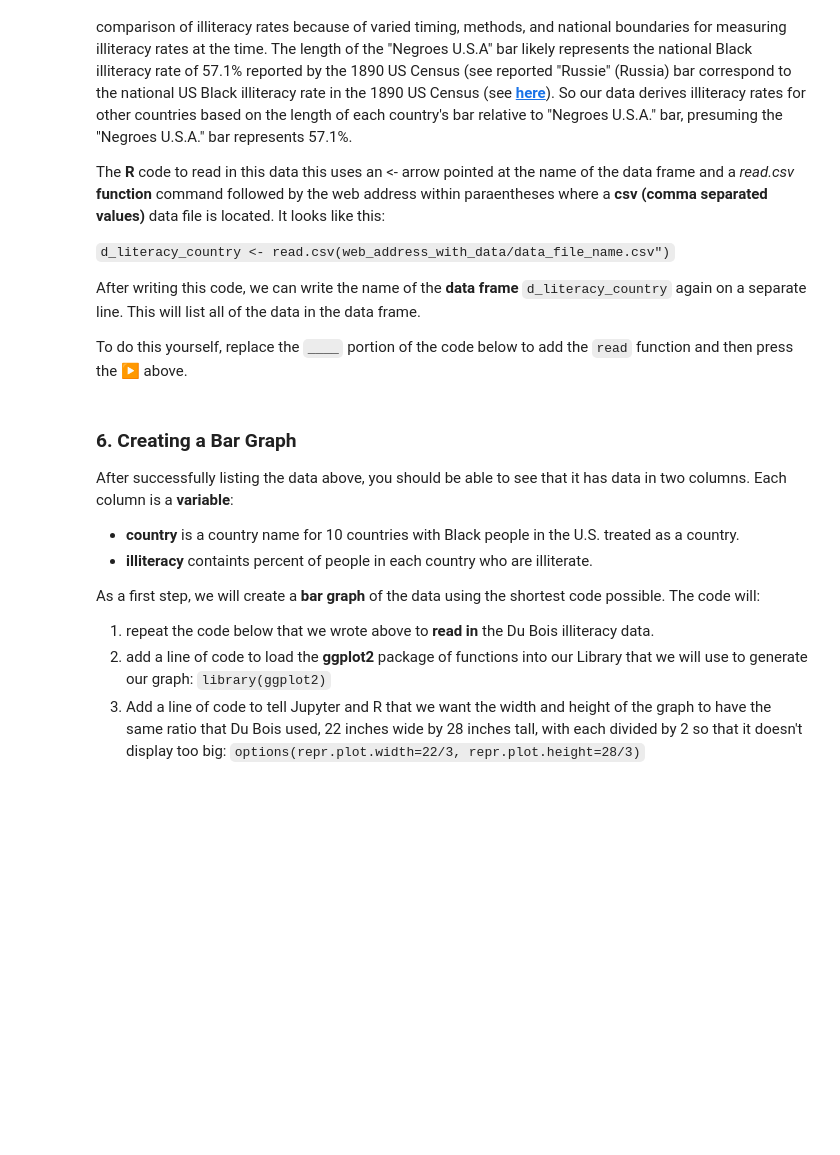
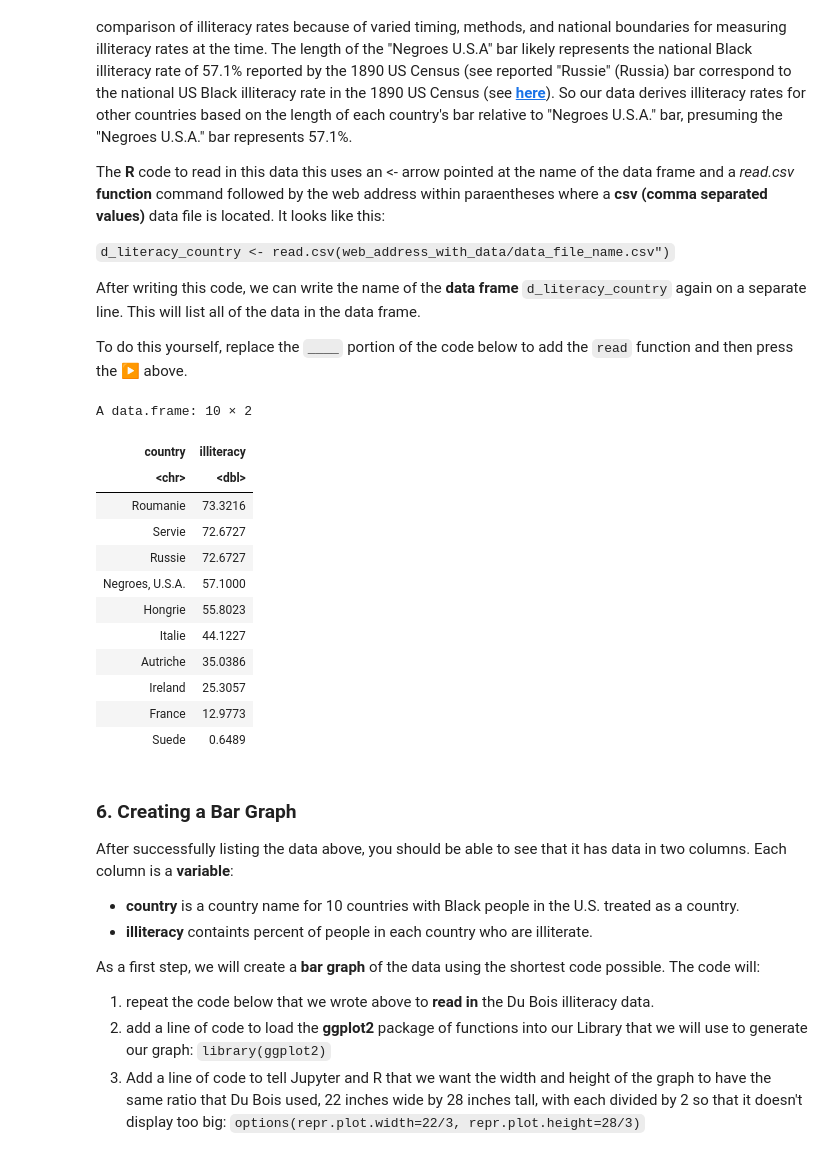
Before and after one commit to HigherEdData/dubois-jupyterlite, a Jupyter notebook: content/notebooks/r_literacy_college_bar.ipynb, the cells around one changed output. Drawn from its saved outputs; the diff is of its cells as text; code cells hidden in the pictures; blank space fills up the shorter version.

````diff
--- a/content/notebooks/r_literacy_college_bar.ipynb
+++ b/content/notebooks/r_literacy_college_bar.ipynb
@@ -103,9 +103,23 @@
 
 To do this yourself, replace the ```____``` portion of the code below to add the ```read``` function and then press the <span class="play-button">&#9654;</span> above.
 # %%
-d_literacy_country <- _____.csv("https://raw.githubusercontent.com/HigherEdData/dubois-jupyterlite/main/data/d_literacy_country.csv")
+d_literacy_country <- _____.csv("../data/d_literacy_country.csv")
 
 d_literacy_country
+# %% [output]
+A data.frame: 10 × 2
+| country | illiteracy |
+| <chr> | <dbl> |
+| Roumanie | 73.3216 |
+| Servie | 72.6727 |
+| Russie | 72.6727 |
+| Negroes, U.S.A. | 57.1000 |
+| Hongrie | 55.8023 |
+| Italie | 44.1227 |
+| Autriche | 35.0386 |
+| Ireland | 25.3057 |
+| France | 12.9773 |
+| Suede | 0.6489 |
 # %% [markdown]
 ### 6. Creating a Bar Graph
 
````
Also changed, not shown: parts of 8 cells of this notebook.
